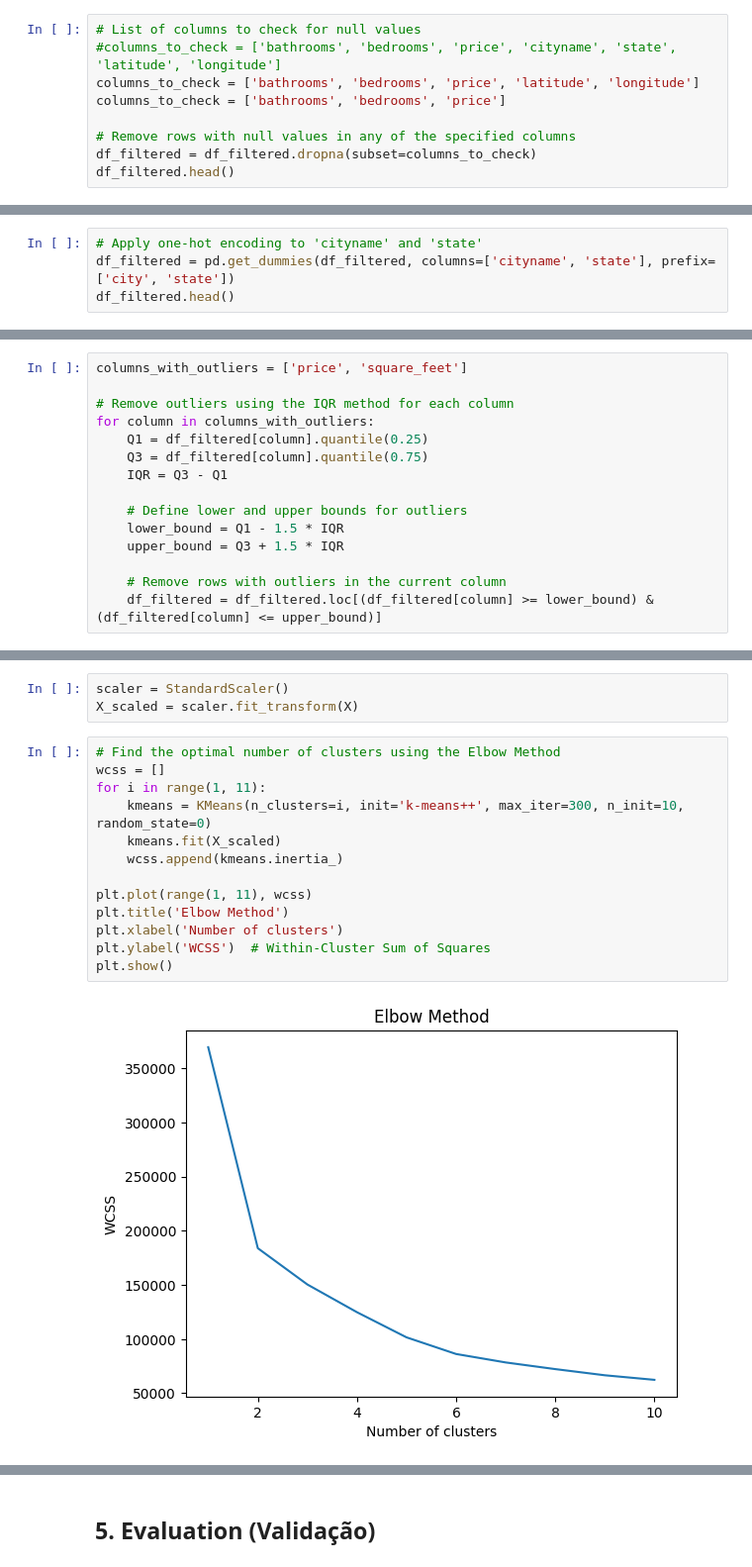
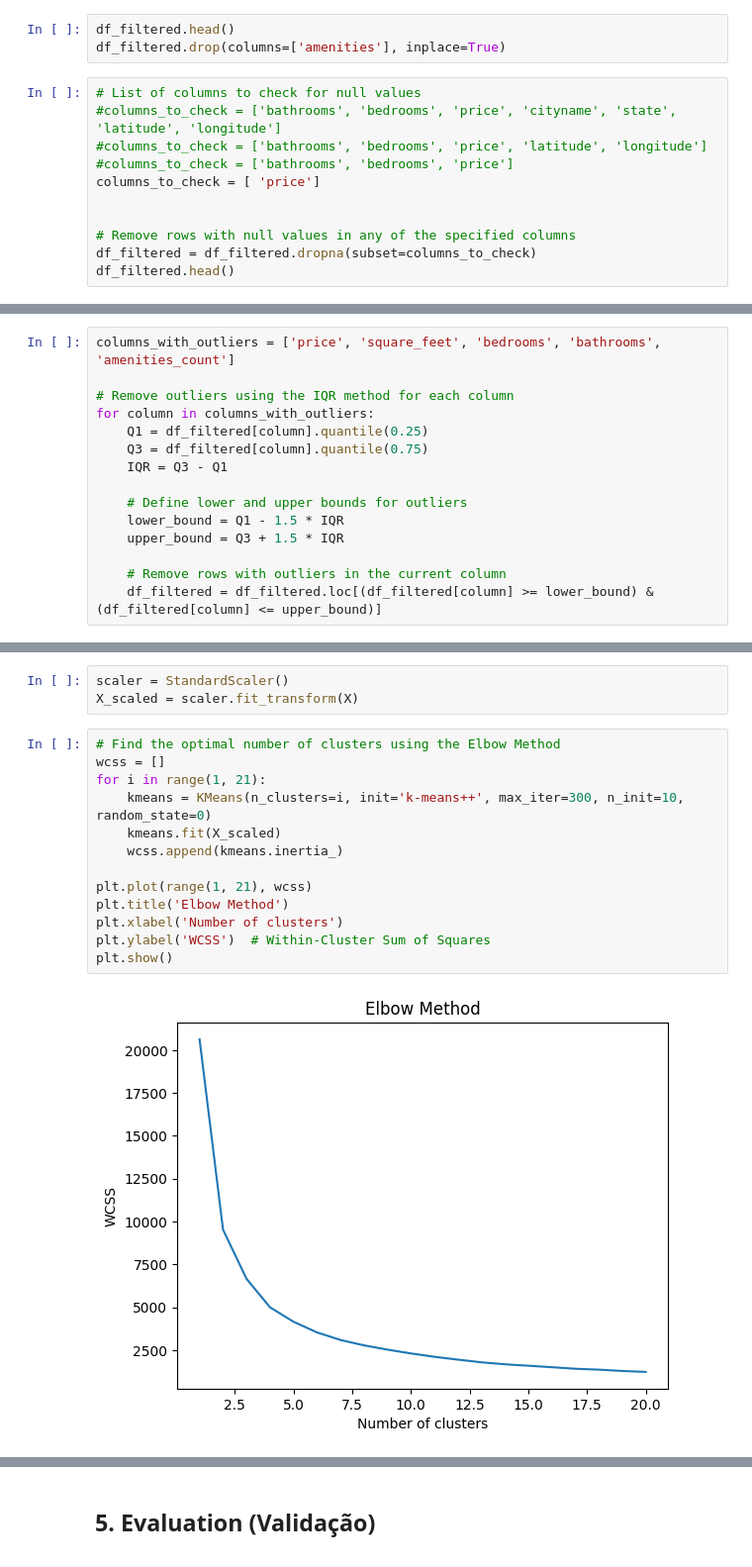
Before and after one commit to raularaju/Clustering_DM, a Jupyter notebook: TP_2_MdeD.ipynb, the cells around one changed output, grey strips where cells are left out. Shown at 99% size. Cells and saved outputs as stored; diff of their text form.

```diff
--- a/TP_2_MdeD.ipynb
+++ b/TP_2_MdeD.ipynb
@@ -282,8 +328,13 @@ df_filtered.head()
+# %%
+df_filtered.head()
+df_filtered.drop(columns=['amenities'], inplace=True)
 # %%
 # List of columns to check for null values
 #columns_to_check = ['bathrooms', 'bedrooms', 'price', 'cityname', 'state', 'latitude', 'longitude']
-columns_to_check = ['bathrooms', 'bedrooms', 'price', 'latitude', 'longitude']
-columns_to_check = ['bathrooms', 'bedrooms', 'price']
+#columns_to_check = ['bathrooms', 'bedrooms', 'price', 'latitude', 'longitude']
+#columns_to_check = ['bathrooms', 'bedrooms', 'price']
+columns_to_check = [ 'price']
+
 
 # Remove rows with null values in any of the specified columns
 df_filtered = df_filtered.dropna(subset=columns_to_check)
@@ -298,4 +348,0 @@ df_filtered.head()
-# %%
-# Apply one-hot encoding to 'cityname' and 'state'
-df_filtered = pd.get_dummies(df_filtered, columns=['cityname', 'state'], prefix=['city', 'state'])
-df_filtered.head()
@@ -310,5 +349,5 @@ df_filtered.head()
 # %%
-columns_with_outliers = ['price', 'square_feet']
+columns_with_outliers = ['price', 'square_feet', 'bedrooms', 'bathrooms', 'amenities_count']
 
 # Remove outliers using the IQR method for each column
 for column in columns_with_outliers:
@@ -403,16 +474,16 @@ X_scaled = scaler.fit_transform(X)
 # %%
 # Find the optimal number of clusters using the Elbow Method
 wcss = []
-for i in range(1, 11):
+for i in range(1, 21):
     kmeans = KMeans(n_clusters=i, init='k-means++', max_iter=300, n_init=10, random_state=0)
     kmeans.fit(X_scaled)
     wcss.append(kmeans.inertia_)
 
-plt.plot(range(1, 11), wcss)
+plt.plot(range(1, 21), wcss)
 plt.title('Elbow Method')
 plt.xlabel('Number of clusters')
 plt.ylabel('WCSS')  # Within-Cluster Sum of Squares
 plt.show()
 # %% [output]
-[figure, old version]
+[figure, new version]
 # %%
```
Also changed, not shown: parts of 25 cells of this notebook.
